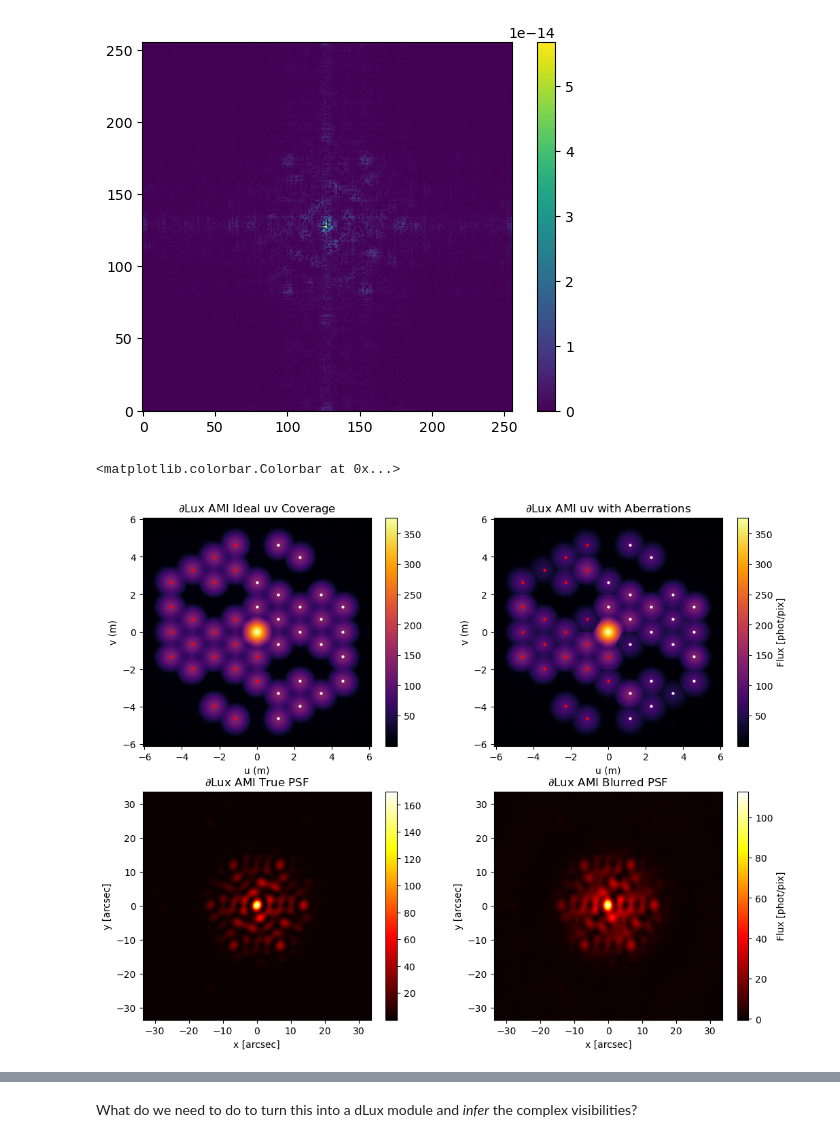
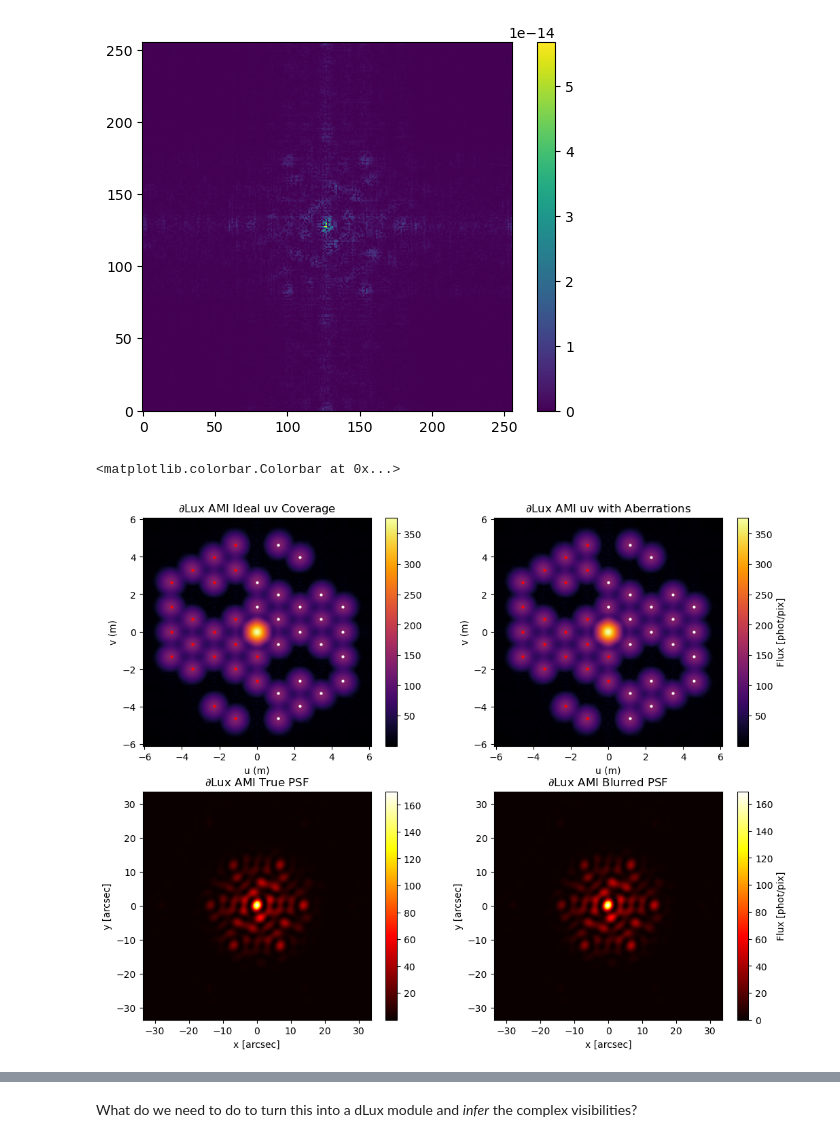
Before and after one commit to benjaminpope/ami, a Jupyter notebook: notebooks/dlux_with_splodges.ipynb, the cells around one changed output, grey strips where cells are left out. Drawn from its saved outputs; the diff is of its cells as text; code cells hidden in the pictures.

```diff
--- a/notebooks/dlux_with_splodges.ipynb
+++ b/notebooks/dlux_with_splodges.ipynb
@@ -312,7 +312,7 @@ plt.colorbar()
 [figure]
 # %%
 # Now let's apply some complex visibiliities to the uv plane and re-transform!
-vis_error = 0.9
+vis_error = 0.01
 phase_error = 0.0
 visibilities = (vis_error*onp.random.rand(21)+(1-vis_error))*onp.exp(1j*onp.random.rand(21)*2*onp.pi*phase_error)
 splodges = np.dot(mask.T,visibilities) + np.dot(conj_mask.T,visibilities.conj()) + dc.T
@@ -331,31 +331,31 @@ vmin, vmax = np.min(np.abs(uvplane)**0.5), np.max(np.abs(uvplane)**0.5)
 c3 = ax3.imshow(np.abs(uvplane)**0.5, cmap='inferno', extent=extent,vmin=vmin,vmax=vmax)
 ax3.set_xlim(-1*width/10,1*width/10)
 ax3.set_ylim(-1*width/10,1*width/10)
 ax3.scatter(u,v, s=4, c='r')
 ax3.scatter(-u,-v, s=4, c='w')
 
 ax3.set(title="$\partial$Lux AMI Ideal uv Coverage", xlabel="u (m)", ylabel="v (m)")
 fig.colorbar(c3)
 
 # modified UV plane
 c4 = ax4.imshow(np.abs(masked_uvplane)**0.5, cmap='inferno', extent=extent,vmin=vmin,vmax=vmax)
 ax4.set_xlim(-1*width/10,1*width/10)
 ax4.set_ylim(-1*width/10,1*width/10)
 ax4.scatter(u,v, s=4, c='r')
 ax4.scatter(-u,-v, s=4, c='w')
 
 ax4.set(title="$\partial$Lux AMI uv with Aberrations",xlabel="u (m)", ylabel="v (m)")
 fig.colorbar(c4, label='Flux [phot/pix]')
 
 # oversampled point spread function
 c1 = ax1.imshow(oversampled_psf, cmap='hot', extent=np.array([-1, 1, -1, 1]) * pscale * npix / 2)
 ax1.set(title="$\partial$Lux AMI True PSF", xlabel="x [arcsec]", ylabel="y [arcsec]")
 fig.colorbar(c1)
 
 # point spread function at the detector
 c2 = ax2.imshow(blurred_psf, cmap='hot', extent=np.array([-1, 1, -1, 1]) * pscale * npix / 2,)
 ax2.set(title="$\partial$Lux AMI Blurred PSF", xlabel="x [arcsec]", ylabel="y [arcsec]")
 fig.colorbar(c2, label='Flux [phot/pix]')
 # %% [output]
 <matplotlib.colorbar.Colorbar at 0x...>
-[figure, old version]
+[figure, new version]
```
Also changed, not shown: parts of 2 cells of this notebook.
